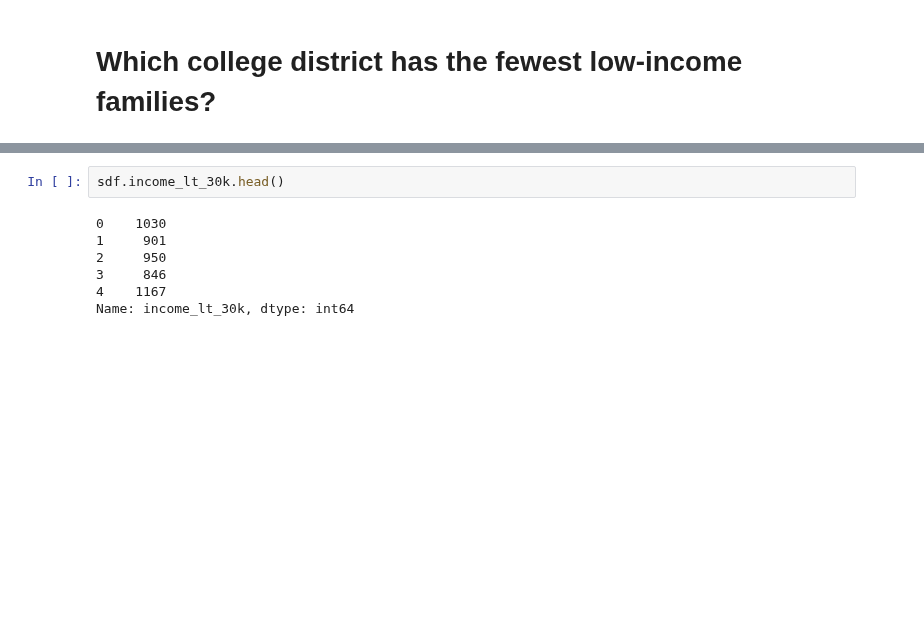
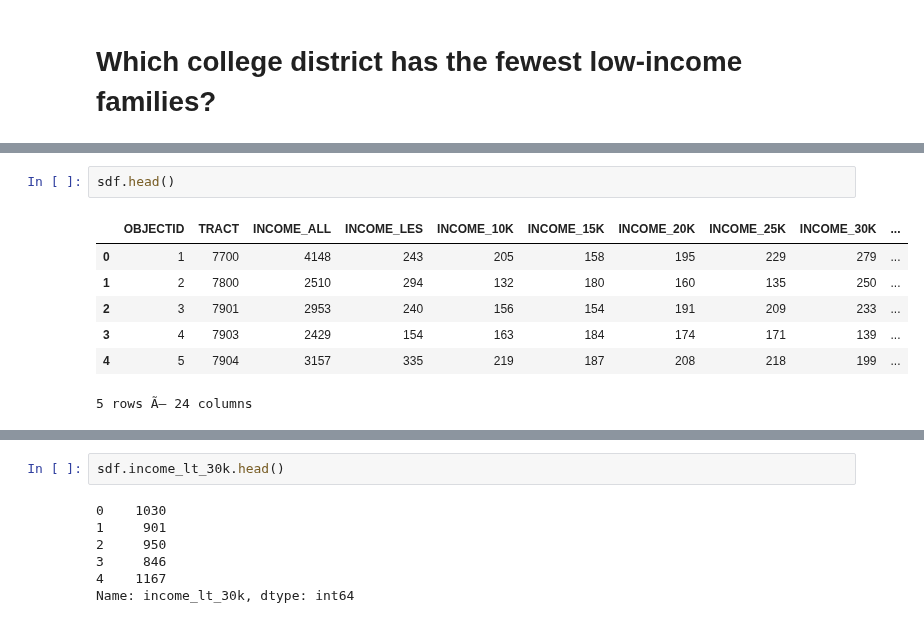
Before and after one commit to priyankatuteja/arcgis-python-api, a Jupyter notebook: samples/04_gis_analysts_data_scientists/which_college_district_has_the_fewest_low_income_families.ipynb, the cells around one changed output, grey strips where cells are left out. Cells and saved outputs as stored; diff of their text form; blank space fills up the shorter version.

```diff
--- a/samples/04_gis_analysts_data_scientists/which_college_district_has_the_fewest_low_income_families.ipynb
+++ b/samples/04_gis_analysts_data_scientists/which_college_district_has_the_fewest_low_income_families.ipynb
@@ -93,0 +97,10 @@ sdf.head()
+# %%
+sdf.head()
+# %% [output]
+|  | OBJECTID | TRACT | INCOME_ALL | INCOME_LES | INCOME_10K | INCOME_15K | INCOME_20K | INCOME_25K | INCOME_30K | ... |
+| 0 | 1 | 7700 | 4148 | 243 | 205 | 158 | 195 | 229 | 279 | ... |
+| 1 | 2 | 7800 | 2510 | 294 | 132 | 180 | 160 | 135 | 250 | ... |
+| 2 | 3 | 7901 | 2953 | 240 | 156 | 154 | 191 | 209 | 233 | ... |
+| 3 | 4 | 7903 | 2429 | 154 | 163 | 184 | 174 | 171 | 139 | ... |
+| 4 | 5 | 7904 | 3157 | 335 | 219 | 187 | 208 | 218 | 199 | ... |
+5 rows Ã— 24 columns
```
Also changed, not shown: parts of 69 cells of this notebook.
